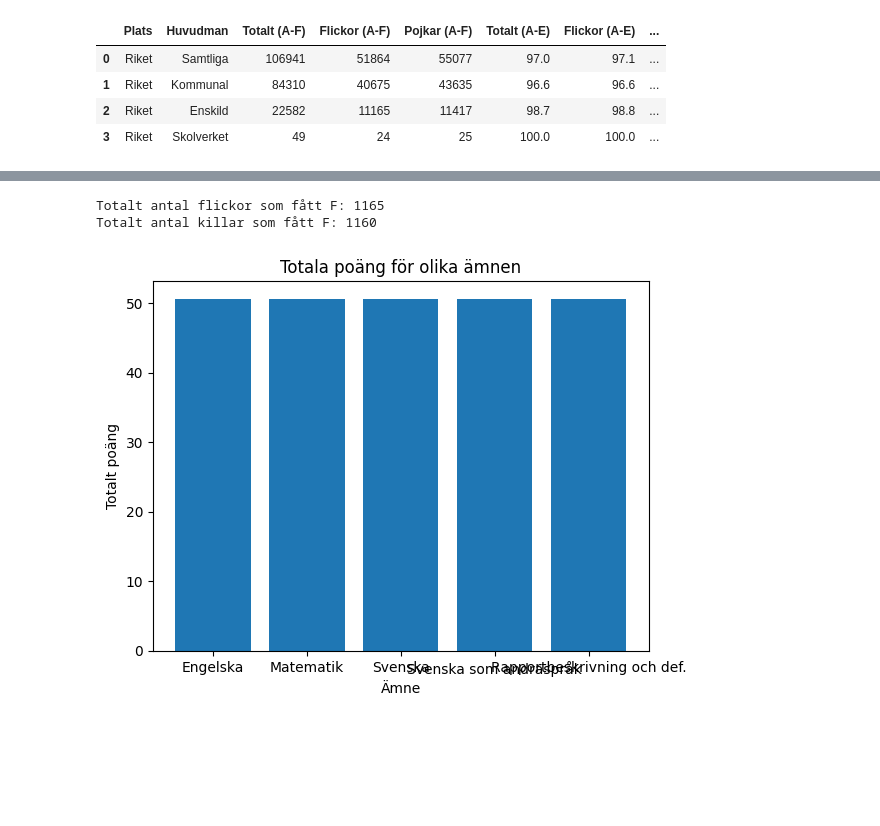
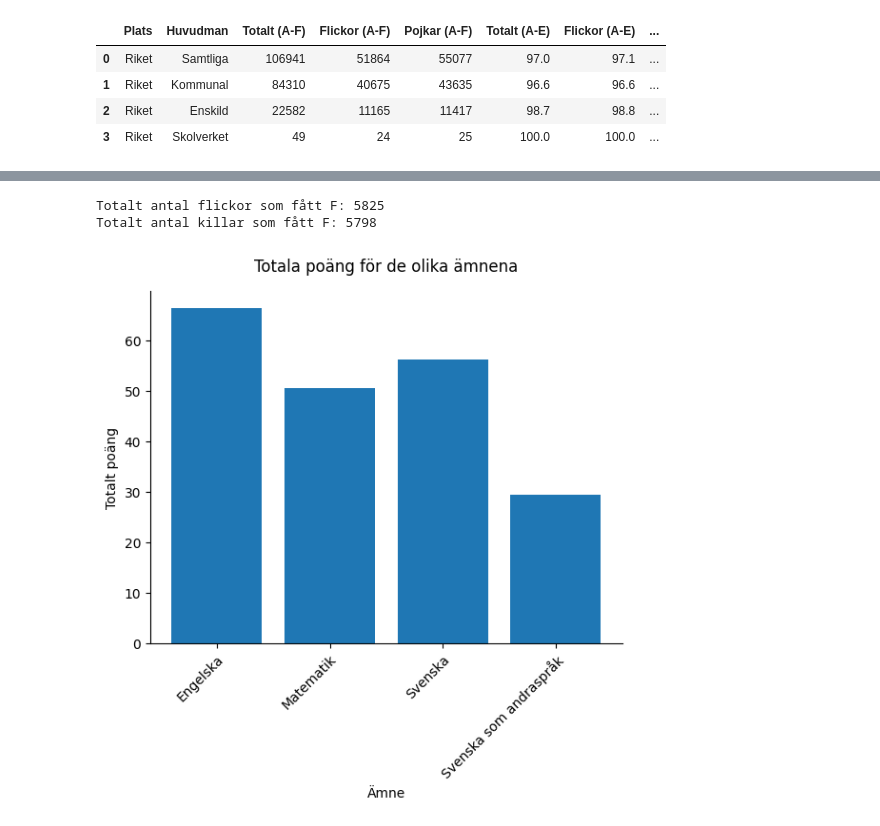
Before and after one commit to SandraAnder/Python-Sandra-Andersson-OPA23, a Jupyter notebook: Labb2/Laboration2.ipynb, the cells around one changed output, grey strips where cells are left out. Saved outputs shown, nothing was run; the diff lists cells and outputs as text; code cells hidden in the pictures; blank space fills up the shorter version.

```diff
--- a/Labb2/Laboration2.ipynb
+++ b/Labb2/Laboration2.ipynb
@@ -59,33 +60,49 @@ df_math
 # %%
+# B)
+
 # Totalt antal flickor som fått F i matematik
-flickor_F = (pd.to_numeric(df_riks_2023["Matematik"]['Flickor (A-F)'], errors='coerce') * 0.0113).sum()
-print("Totalt antal flickor som fått F:", round(flickor_F))
+flickor_F = (pd.to_numeric(df_riks_2023["Matematik"]['Flickor (A-F)']) * 0.113)
+print("Totalt antal flickor som fått F:", round(flickor_F[0]))
 
 # Totalt antal killar som fått F i matematik
-killar_F = (pd.to_numeric(df_riks_2023["Matematik"]['Pojkar (A-F)'], errors='coerce') * 0.0105).sum()
-print("Totalt antal killar som fått F:", round(killar_F))
+killar_F = (pd.to_numeric(df_riks_2023["Matematik"]['Pojkar (A-F)']) * 0.105)
+print("Totalt antal killar som fått F:", round(killar_F[0]))
 # %% [output]
-Totalt antal flickor som fått F: 1165
-Totalt antal killar som fått F: 1160
+Totalt antal flickor som fått F: 5825
+Totalt antal killar som fått F: 5798
 # %%
+# C)
+
 import matplotlib.pyplot as plt
 
-# Loopa genom varje sheet och ändra kolumnnamnen om sheetet finns i sheets_to_change
+# Loopar genom varje sheet och ändrar kolumnnamnen precis som ovan
 for sheet_name, df in df_riks_2023.items():
     if sheet_name in sheets_to_change:
         df_riks_2023[sheet_name] = change_columns(df)
 
-# Skapa ett DataFrame med totala poängen för varje ämne
-df_total_points = pd.DataFrame({
-    'Ämne': sheets_to_change,
-    'Totalt poäng': df_riks_2023['Matematik']['Totalt (poäng)'].astype(float).sum(axis=0)  # Justera här för att hämta specifikt ämne
-})
+# Skapar en DataFrame med de totala poängen för varje ämne
+df_total_points = pd.DataFrame([
+    {'Ämne': sheet_name, 'Totalt poäng': pd.to_numeric(df['Totalt (poäng)'], errors='coerce').sum(axis=0)}
+    for sheet_name, df in df_riks_2023.items() if sheet_name in sheets_to_change and 'Totalt (poäng)' in df.columns
+])
 
-# Rita stapeldiagram
-plt.bar(df_total_points['Ämne'], df_total_points['Totalt poäng'])
-plt.title('Totala poäng för olika ämnen')
-plt.xlabel('Ämne')
-plt.ylabel('Totalt poäng')
+# Rensar bort eventuella NaN-värden
+df_total_points.dropna(inplace=True)
+
+# Ritar upp ett stapeldiagram
+fig, ax = plt.subplots()
+ax.bar(df_total_points['Ämne'], df_total_points['Totalt poäng'])
+ax.set_title('Totala poäng för de olika ämnena', pad=15)
+ax.set_xlabel('Ämne')
+ax.set_ylabel('Totalt poäng')
+
+# Tar bort översta och högra axel-linjen
+ax.spines['top'].set_visible(False)
+ax.spines['right'].set_visible(False)
+
+# Ändrar etiketterna på x axeln så de får plats
+plt.xticks(rotation=45, ha="right", rotation_mode="anchor", fontsize=10)
+
 plt.show()
 # %% [output]
-[figure, old version]
+[figure, new version]
```
Also changed, not shown: parts of 9 cells of this notebook, 2 other files.
